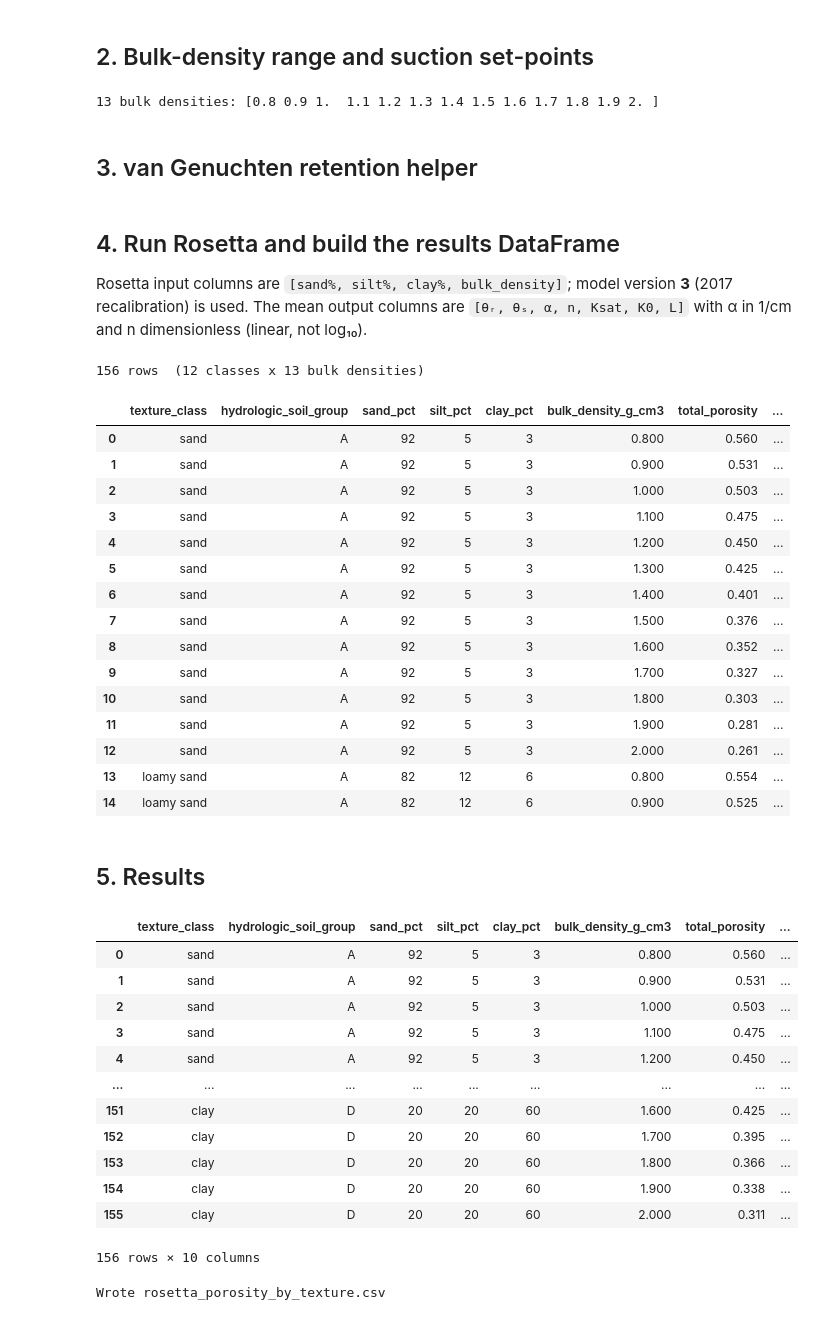
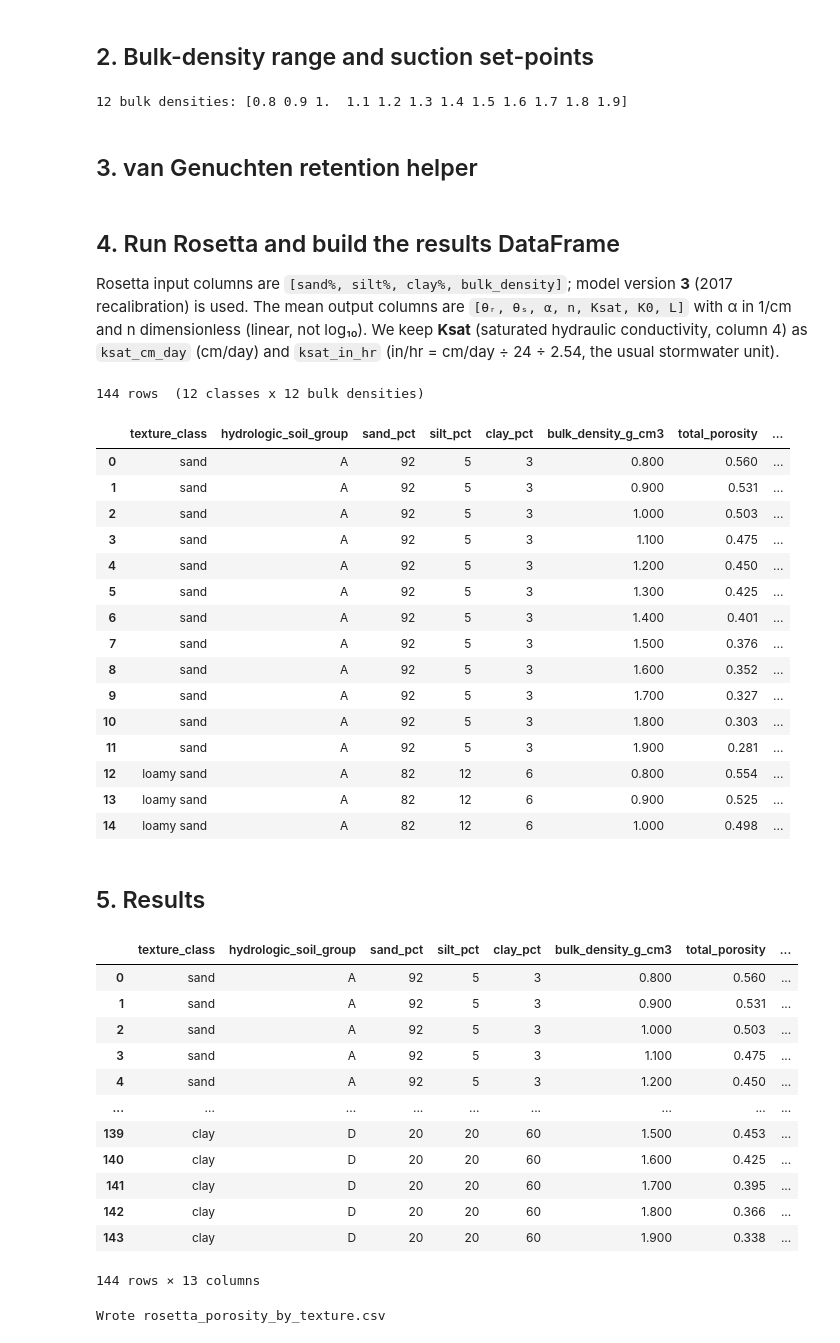
Before and after one commit to LimnoTech/soil-health-hydraulics, a Jupyter notebook: notebooks/1_rosetta_porosity_by_texture.ipynb, the cells around one changed output. Drawn from its saved outputs; the diff is of its cells as text; code cells hidden in the pictures.

```diff
--- a/notebooks/1_rosetta_porosity_by_texture.ipynb
+++ b/notebooks/1_rosetta_porosity_by_texture.ipynb
@@ -93,8 +94,9 @@ texture_df
 # %% [markdown]
 ## 2. Bulk-density range and suction set-points
 # %%
-# Bulk density 0.8 -> 2.0 g/cm3 in 0.1 steps (rounded to avoid float drift)
-bulk_densities = np.round(np.arange(0.8, 2.0 + 1e-9, 0.1), 1)
+# Bulk density 0.8 -> 1.9 g/cm3 in 0.1 steps (rounded to avoid float drift). Capped at 1.9:
+# BD 2.0 is physically implausible (θₛ > pore space) for most textures — see implausible_bd.
+bulk_densities = np.round(np.arange(0.8, 1.9 + 1e-9, 0.1), 1)
 
 # Suction heads (cm) at which to evaluate the retention curve
 H_FIELD_CAPACITY = 330.0    # 33 kPa
@@ -102,7 +104,7 @@ H_WILTING_POINT = 15000.0   # 1500 kPa
 
 print(f"{len(bulk_densities)} bulk densities: {bulk_densities}")
 # %% [output]
-13 bulk densities: [0.8 0.9 1.  1.1 1.2 1.3 1.4 1.5 1.6 1.7 1.8 1.9 2. ]
+12 bulk densities: [0.8 0.9 1.  1.1 1.2 1.3 1.4 1.5 1.6 1.7 1.8 1.9]
 # %% [markdown]
 ## 3. van Genuchten retention helper
 # %%
@@ -121,7 +123,7 @@ def vg_theta(h, theta_r, theta_s, alpha, n):
 # %% [markdown]
 ## 4. Run Rosetta and build the results DataFrame
 
-Rosetta input columns are `[sand%, silt%, clay%, bulk_density]`; model version **3** (2017 recalibration) is used. The mean output columns are `[θᵣ, θₛ, α, n, Ksat, K0, L]` with α in 1/cm and n dimensionless (linear, not log₁₀).
+Rosetta input columns are `[sand%, silt%, clay%, bulk_density]`; model version **3** (2017 recalibration) is used. The mean output columns are `[θᵣ, θₛ, α, n, Ksat, K0, L]` with α in 1/cm and n dimensionless (linear, not log₁₀). We keep **Ksat** (saturated hydraulic conductivity, column 4) as `ksat_cm_day` (cm/day) and `ksat_in_hr` (in/hr = cm/day ÷ 24 ÷ 2.54, the usual stormwater unit).
 # %%
 # Build every (texture class) x (bulk density) combination
 rows = [
@@ -144,6 +146,7 @@ mean, stdev, codes = rosetta(3, SoilData.from_iter(rosetta_input.tolist()))
 mean = np.asarray(mean)
 
 theta_r, theta_s, alpha, n = mean[:, 0], mean[:, 1], mean[:, 2], mean[:, 3]
+ksat = mean[:, 4]  # saturated hydraulic conductivity, cm/day (linear, not log10)
 
 df["total_porosity"] = theta_s
 df["field_capacity_porosity"] = vg_theta(H_FIELD_CAPACITY, theta_r, theta_s, alpha, n)
@@ -151,12 +154,21 @@ df["wilting_point_porosity"] = vg_theta(H_WILTING_POINT, theta_r, theta_s, alpha
 df["available_water_capacity"] = (
     df["field_capacity_porosity"] - df["wilting_point_porosity"]
 )
+df["ksat_cm_day"] = ksat  # Rosetta saturated hydraulic conductivity (cm/day)
+df["ksat_in_hr"] = ksat / (24.0 * 2.54)  # same Ksat in inches/hour (stormwater units)
 df["rosetta_code"] = np.asarray(codes)  # 3 = texture + bulk density model
+
+# Physical-plausibility flag. Saturated water content θₛ cannot exceed the pore space
+# implied by the bulk density (1 - BD/ρ_particle, ρ_particle ≈ 2.65 g/cm³). Where Rosetta's
+# θₛ exceeds it, the texture × BD combination is an extrapolation outside Rosetta's training
+# domain (e.g. high-BD silt, which drives the spurious Ksat upturn). True = implausible.
+PARTICLE_DENSITY = 2.65  # g/cm³, quartz-dominated mineral soil
+df["implausible_bd"] = df["total_porosity"] > (1.0 - df["bulk_density_g_cm3"] / PARTICLE_DENSITY)
 
 print(f"{len(df)} rows  ({len(TEXTURE_CLASSES)} classes x {len(bulk_densities)} bulk densities)")
 df.head(15)
 # %% [output]
-156 rows  (12 classes x 13 bulk densities)
+144 rows  (12 classes x 12 bulk densities)
 |  | texture_class | hydrologic_soil_group | sand_pct | silt_pct | clay_pct | bulk_density_g_cm3 | total_porosity | ... |
 | 0 | sand | A | 92 | 5 | 3 | 0.800 | 0.560 | ... |
 | 1 | sand | A | 92 | 5 | 3 | 0.900 | 0.531 | ... |
@@ -170,40 +182,43 @@ df.head(15)
 | 9 | sand | A | 92 | 5 | 3 | 1.700 | 0.327 | ... |
 | 10 | sand | A | 92 | 5 | 3 | 1.800 | 0.303 | ... |
 | 11 | sand | A | 92 | 5 | 3 | 1.900 | 0.281 | ... |
-| 12 | sand | A | 92 | 5 | 3 | 2.000 | 0.261 | ... |
-| 13 | loamy sand | A | 82 | 12 | 6 | 0.800 | 0.554 | ... |
-| 14 | loamy sand | A | 82 | 12 | 6 | 0.900 | 0.525 | ... |
+| 12 | loamy sand | A | 82 | 12 | 6 | 0.800 | 0.554 | ... |
+| 13 | loamy sand | A | 82 | 12 | 6 | 0.900 | 0.525 | ... |
+| 14 | loamy sand | A | 82 | 12 | 6 | 1.000 | 0.498 | ... |
 # %% [markdown]
 ## 5. Results
 # %%
 result = df[[
     "texture_class",
     "hydrologic_soil_group",
     "sand_pct",
     "silt_pct",
     "clay_pct",
     "bulk_density_g_cm3",
     "total_porosity",
     "field_capacity_porosity",
     "wilting_point_porosity",
     "available_water_capacity",
+    "ksat_cm_day",
+    "ksat_in_hr",
+    "implausible_bd",
 ]].copy()
 
 result
 # %% [output]
 |  | texture_class | hydrologic_soil_group | sand_pct | silt_pct | clay_pct | bulk_density_g_cm3 | total_porosity | ... |
 | 0 | sand | A | 92 | 5 | 3 | 0.800 | 0.560 | ... |
 | 1 | sand | A | 92 | 5 | 3 | 0.900 | 0.531 | ... |
 | 2 | sand | A | 92 | 5 | 3 | 1.000 | 0.503 | ... |
 | 3 | sand | A | 92 | 5 | 3 | 1.100 | 0.475 | ... |
 | 4 | sand | A | 92 | 5 | 3 | 1.200 | 0.450 | ... |
 | ... | ... | ... | ... | ... | ... | ... | ... | ... |
-| 151 | clay | D | 20 | 20 | 60 | 1.600 | 0.425 | ... |
-| 152 | clay | D | 20 | 20 | 60 | 1.700 | 0.395 | ... |
-| 153 | clay | D | 20 | 20 | 60 | 1.800 | 0.366 | ... |
-| 154 | clay | D | 20 | 20 | 60 | 1.900 | 0.338 | ... |
-| 155 | clay | D | 20 | 20 | 60 | 2.000 | 0.311 | ... |
+| 139 | clay | D | 20 | 20 | 60 | 1.500 | 0.453 | ... |
+| 140 | clay | D | 20 | 20 | 60 | 1.600 | 0.425 | ... |
+| 141 | clay | D | 20 | 20 | 60 | 1.700 | 0.395 | ... |
+| 142 | clay | D | 20 | 20 | 60 | 1.800 | 0.366 | ... |
+| 143 | clay | D | 20 | 20 | 60 | 1.900 | 0.338 | ... |
-156 rows × 10 columns
+144 rows × 13 columns
 # %%
 # Save to CSV
 result.to_csv("rosetta_porosity_by_texture.csv", index=False)
```
Also changed, not shown: parts of 10 cells of this notebook, 5 other files.
